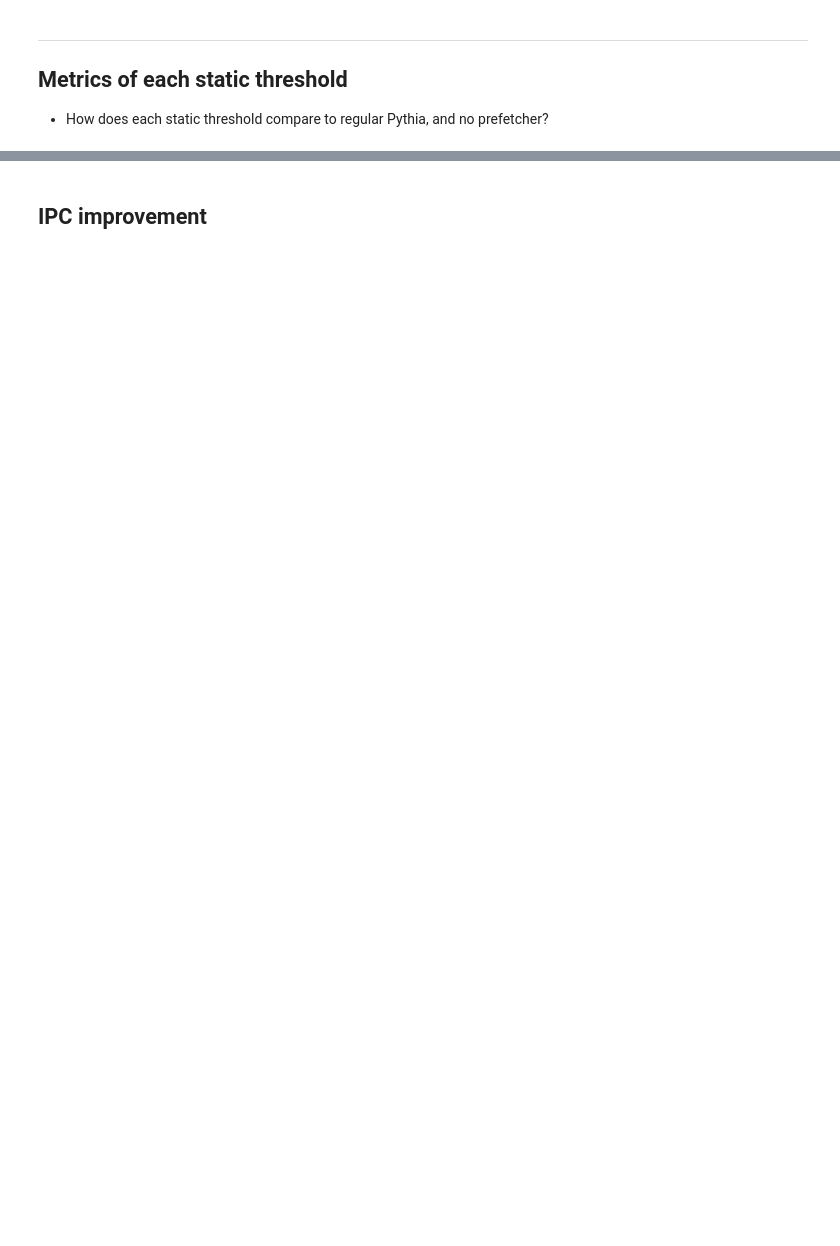
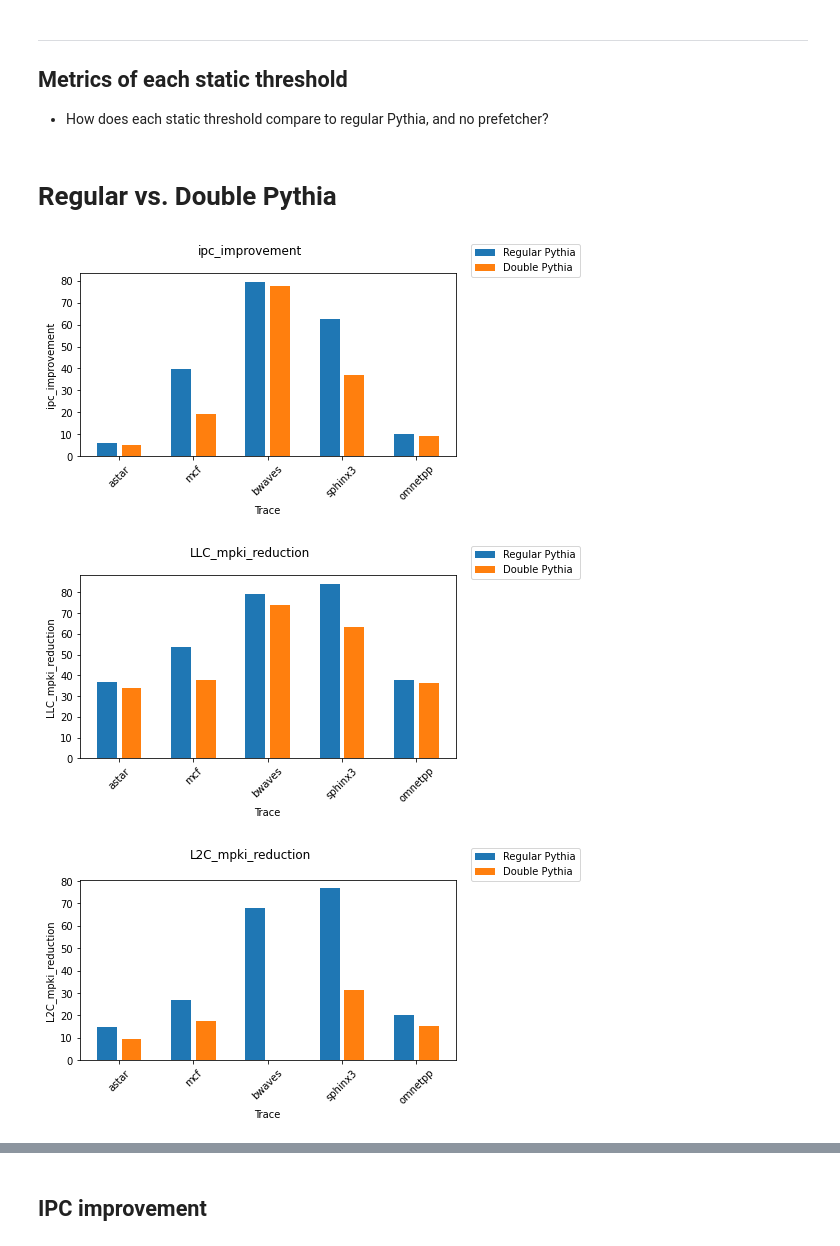
Before and after one commit to cmolder/pythia-analysis, a Jupyter notebook: pythia-level-threshold.ipynb, the cells around one changed output, grey strips where cells are left out. Cells and saved outputs as stored; diff of their text form; code cells hidden in the pictures; blank space fills up the shorter version.

```diff
--- a/pythia-level-threshold.ipynb
+++ b/pythia-level-threshold.ipynb
@@ -43,6 +38,36 @@ weighted_df = stats.get_weighted_statistics(df, weights) # Weighted by simpoint
 ---
 ## Metrics of each static threshold
 - How does each static threshold compare to regular Pythia, and no prefetcher?
+# %%
+def plot_metric(wdf, metric, dpi=192):
+    wdf = wdf[
+        wdf.pythia_level_threshold == float('-inf')
+        #& wdf.all_pref.apply(lambda x : x == ('no', 'pythia', 'no') or x == ('no', 'double_pythia', 'no'))
+    ]
+
+    fig, ax = plt.subplots(dpi=dpi)
+
+    for i, tr in enumerate(wdf.trace.unique()):
+        rows = wdf[wdf.trace == tr]
+
+        ax.bar(
+            3*i, rows[rows.all_pref.apply(lambda x : x == ('no', 'pythia', 'no'))][metric].item(),
+            label='Regular Pythia' if i == 0 else None, color='C0'
+        )
+        ax.bar(
+            3*i+1, rows[rows.all_pref.apply(lambda x : x == ('no', 'double_pythia', 'no'))][metric].item(),
+            label='Double Pythia' if i == 0 else None, color='C1'
+        )
+
+    ax.set_xticks(np.arange(0, len(wdf.trace.unique()))*3 + 0.5)
+    ax.set_xticklabels(list(wdf.trace.unique()), rotation=45)
+
+    ax.set_xlabel('Trace')
+    ax.set_ylabel(metric)
+
+    fig.legend(bbox_to_anchor=(1, 1), loc='upper left', ncol=1)
+    fig.suptitle(f'{metric}')
+    fig.tight_layout()
 # %%
 def plot_threshold_metric(wdf, trace, metric, dpi=192):
     wdf = wdf[wdf.trace == trace]#[['pythia_level_threshold', metric]])
@@ -77,0 +130,12 @@ os.makedirs('./plots/pythia_level_threshold/LLC_mpki_reduction', exist_ok=True)
+# %% [markdown]
+# Regular vs. Double Pythia
+# %%
+dpi=None
+
+for metric in ['ipc_improvement', 'LLC_mpki_reduction', 'L2C_mpki_reduction']:
+    plot_metric(weighted_df, metric, dpi=dpi)
+    plt.savefig(f'./plots/pythia_level_threshold/{exp_name}/{metric}.pdf', bbox_inches='tight')
+# %% [output]
+[figure, added]
+[figure, added]
+[figure, added]
```
Also changed, not shown: parts of 10 cells of this notebook, 43 other files.
